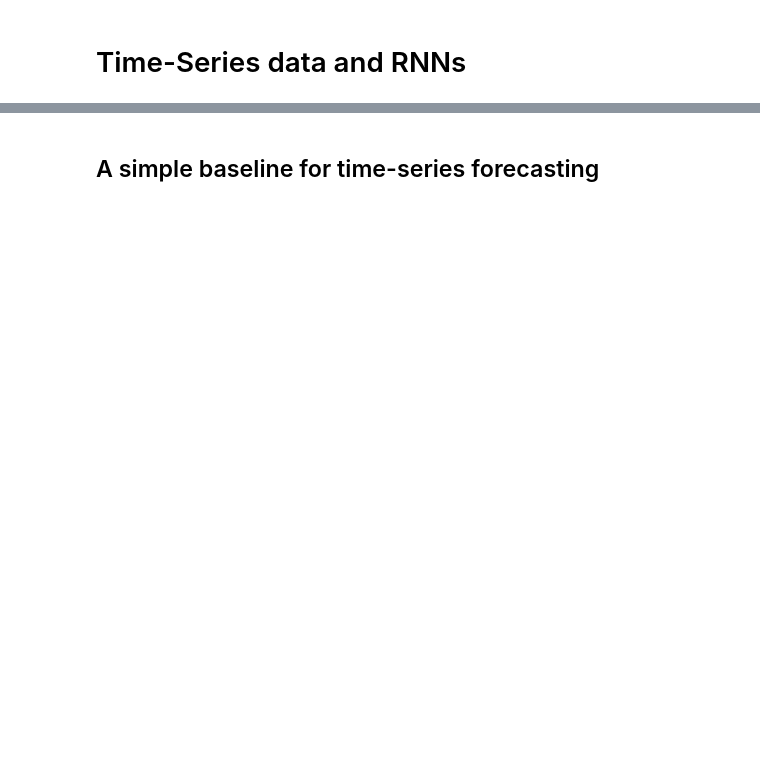
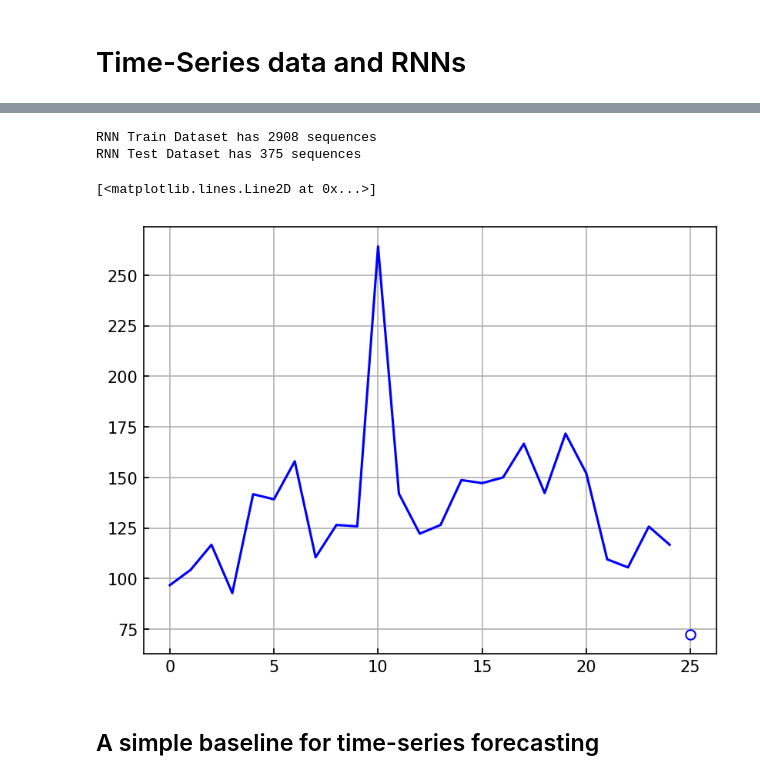
Before and after one commit to colen-teaching/DATA442-Fall-2026, a Jupyter notebook: notebooks/14.1_RNN_forecasting.ipynb, the cells around one changed output, grey strips where cells are left out. Drawn from its saved outputs; the diff is of its cells as text; code cells hidden in the pictures; blank space fills up the shorter version.

```diff
--- a/notebooks/14.1_RNN_forecasting.ipynb
+++ b/notebooks/14.1_RNN_forecasting.ipynb
@@ -37,31 +51,44 @@ ax.plot(df.date, df.Sunspots)
 # %%
 from torch.utils.data import Dataset
 
 class SequenceDataset(Dataset):
     def __init__(self, df, seq_len=25, seq_stride=1):
+        self.df = df
+        self.seq_len = seq_len
+        self.seq_stride = seq_stride
 
     def __len__(self):
+        return len(self.df) - self.seq_len * self.seq_stride
 
     def __getitem__(self, idx):
         """ Return a sequence of length self.seq_len with stride self.seq_stride
             paired with the next element of the sequence
         """
+        slc = slice(idx, idx + (self.seq_len + 1) * self.seq_stride, self.seq_stride)
+        x = self.df['Sunspots'].values[slc, None]
+        x = torch.FloatTensor(x)
+        return x[:-1], x[-1] # For each element, predict the next element in the sequence
 
 train_seqs = df.iloc[:-400]
 test_seqs = df.iloc[-400:]
 
 train_val_dataset = SequenceDataset(train_seqs)
 print(f"RNN Train Dataset has {len(train_val_dataset)} sequences")
 
 test_dataset = SequenceDataset(test_seqs)
 print(f"RNN Test Dataset has {len(test_dataset)} sequences")
 
 x, y = train_val_dataset[0]
 
 ax = plt.figure().gca()
 t = np.arange(len(x))
 ax.plot(t, x[:, 0], color='blue')
 ax.plot(t[-1] + 1, y[0], color='blue', marker='o', markerfacecolor='white')
+# %% [output]
+RNN Train Dataset has 2908 sequences
+RNN Test Dataset has 375 sequences
+[<matplotlib.lines.Line2D at 0x...>]
+[figure, added]
 # %% [markdown]
 ## A simple baseline for time-series forecasting
 # %%
```
Also changed, not shown: parts of 17 cells of this notebook, 7 other files.
